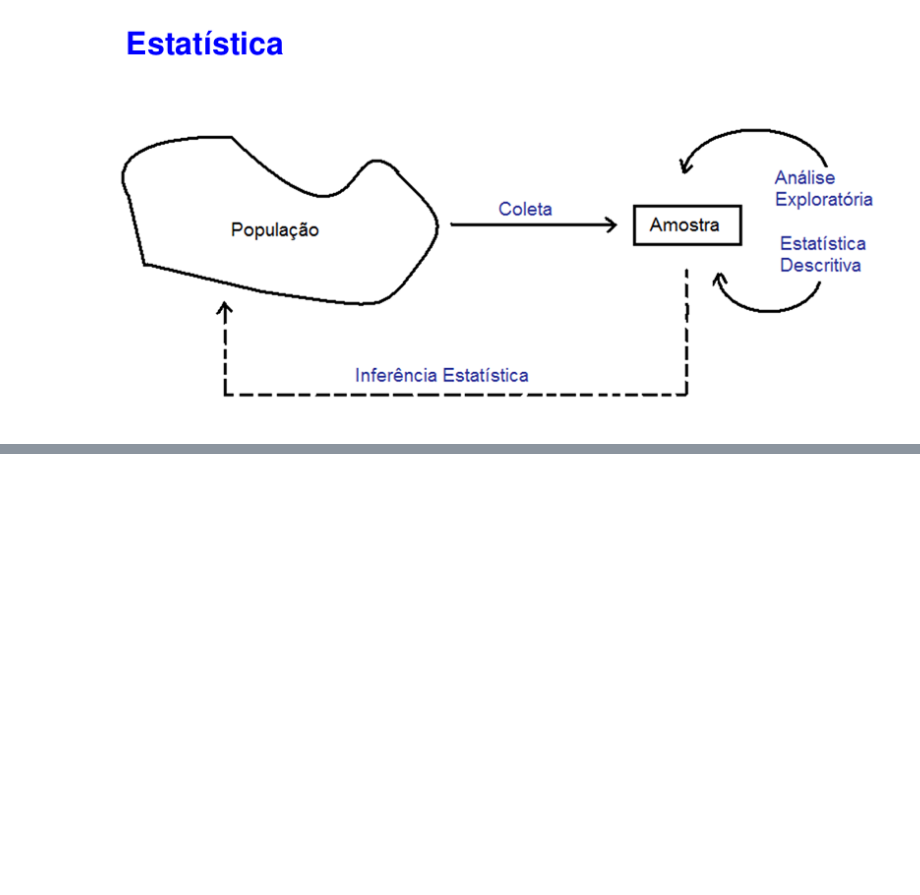
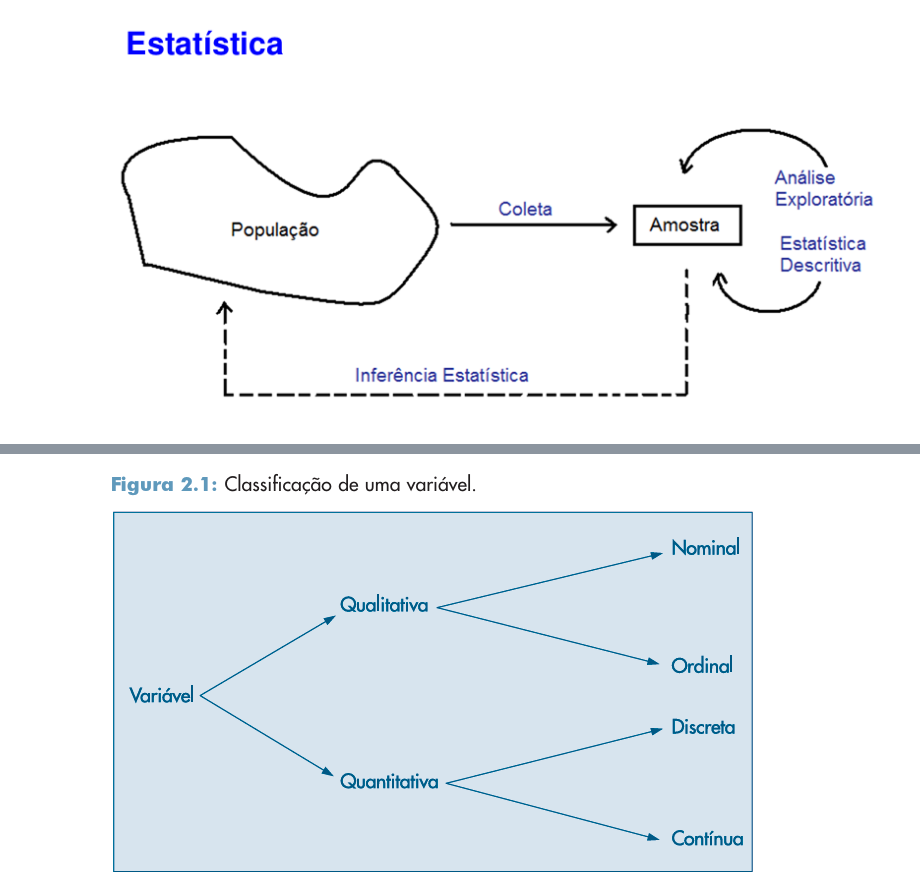
Before and after one commit to gcv-silva/Anotacoes-da-IC, a Jupyter notebook: análise_exploratoria_de_dados.ipynb, the cells around one changed output, grey strips where cells are left out. Saved outputs shown, nothing was run; the diff lists cells and outputs as text; code cells hidden in the pictures; blank space fills up the shorter version.

```diff
--- a/análise_exploratoria_de_dados.ipynb
+++ b/análise_exploratoria_de_dados.ipynb
@@ -100,0 +134,4 @@ imagem('/content/diagrama.png')
+# %%
+imagem("/content/figura2_1.png") # (MORETTIN; BUSSAB, p. 10).
+# %% [output]
+[figure, added]
```
Also changed, not shown: parts of 12 cells of this notebook.
